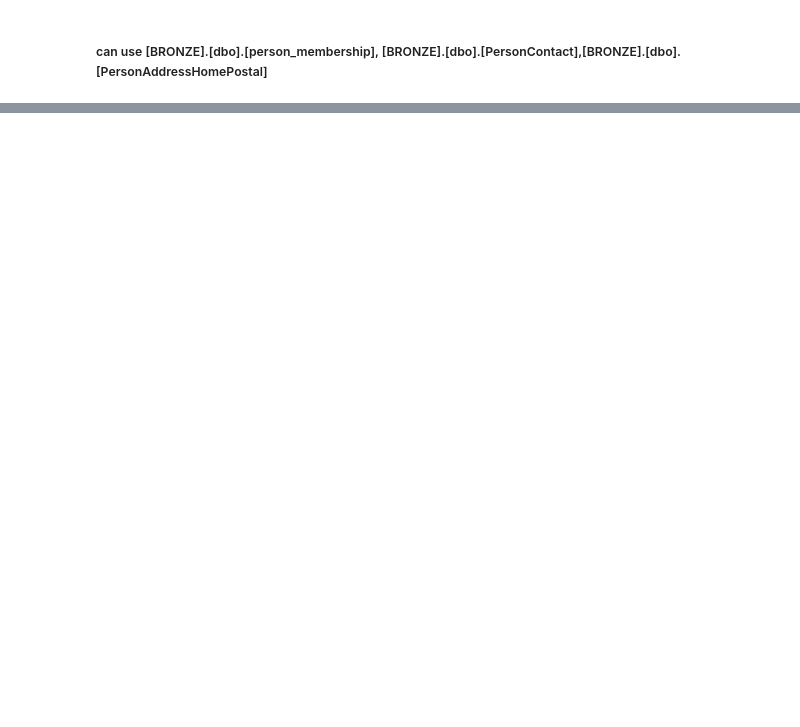
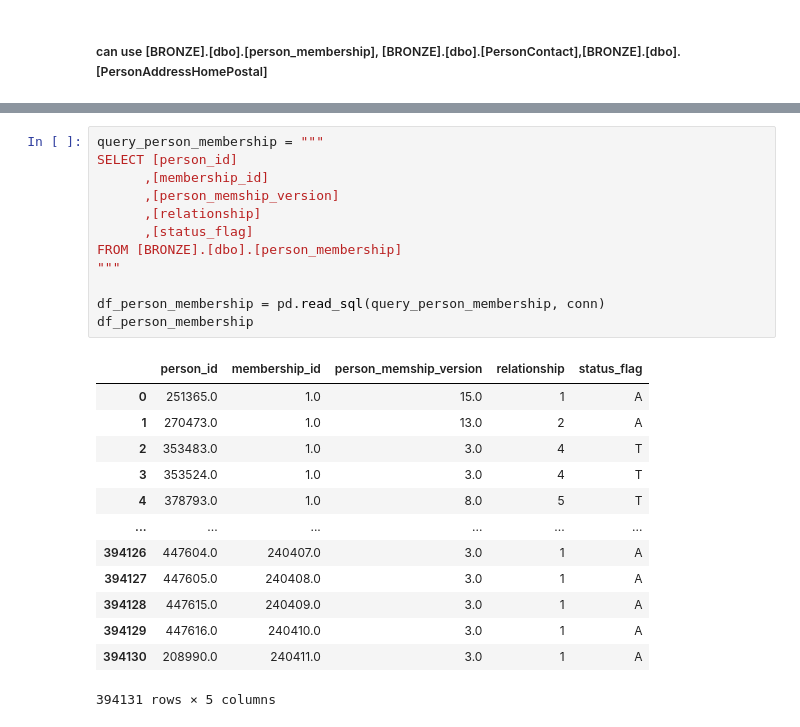
Before and after one commit to zengsh669/wf_vscode_, a Jupyter notebook: sql_db/geo_mapping sql_validation.ipynb, the cells around one changed output, grey strips where cells are left out. Saved outputs shown, nothing was run; the diff lists cells and outputs as text; blank space fills up the shorter version.

```diff
--- a/sql_db/geo_mapping sql_validation.ipynb
+++ b/sql_db/geo_mapping sql_validation.ipynb
@@ -105,0 +123,26 @@ df_unmatched[df_unmatched["membership_id"] == 61319]
+# %%
+query_person_membership = """
+SELECT [person_id]
+      ,[membership_id]
+      ,[person_memship_version]
+      ,[relationship]
+      ,[status_flag]
+FROM [BRONZE].[dbo].[person_membership]
+"""
+
+df_person_membership = pd.read_sql(query_person_membership, conn)
+df_person_membership
+# %% [output]
+|  | person_id | membership_id | person_memship_version | relationship | status_flag |
+| 0 | 251365.0 | 1.0 | 15.0 | 1 | A |
+| 1 | 270473.0 | 1.0 | 13.0 | 2 | A |
+| 2 | 353483.0 | 1.0 | 3.0 | 4 | T |
+| 3 | 353524.0 | 1.0 | 3.0 | 4 | T |
+| 4 | 378793.0 | 1.0 | 8.0 | 5 | T |
+| ... | ... | ... | ... | ... | ... |
+| 394126 | 447604.0 | 240407.0 | 3.0 | 1 | A |
+| 394127 | 447605.0 | 240408.0 | 3.0 | 1 | A |
+| 394128 | 447615.0 | 240409.0 | 3.0 | 1 | A |
+| 394129 | 447616.0 | 240410.0 | 3.0 | 1 | A |
+| 394130 | 208990.0 | 240411.0 | 3.0 | 1 | A |
+394131 rows × 5 columns
```
Also changed, not shown: parts of 14 cells of this notebook, 1 other file.
